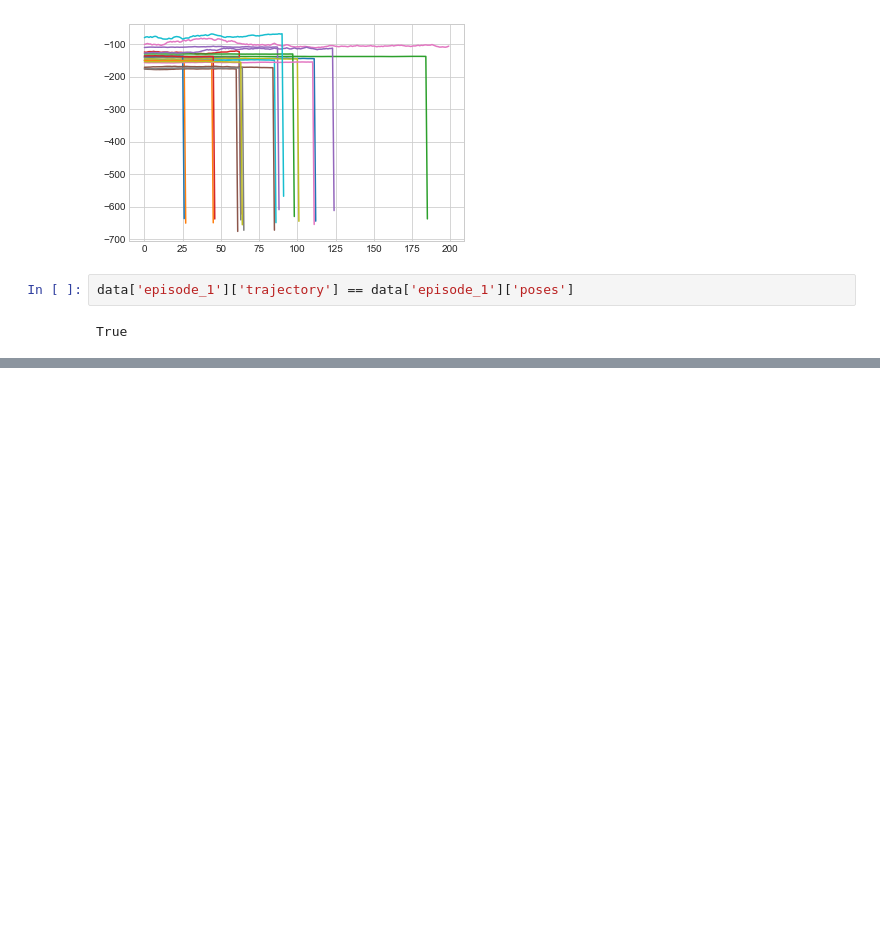
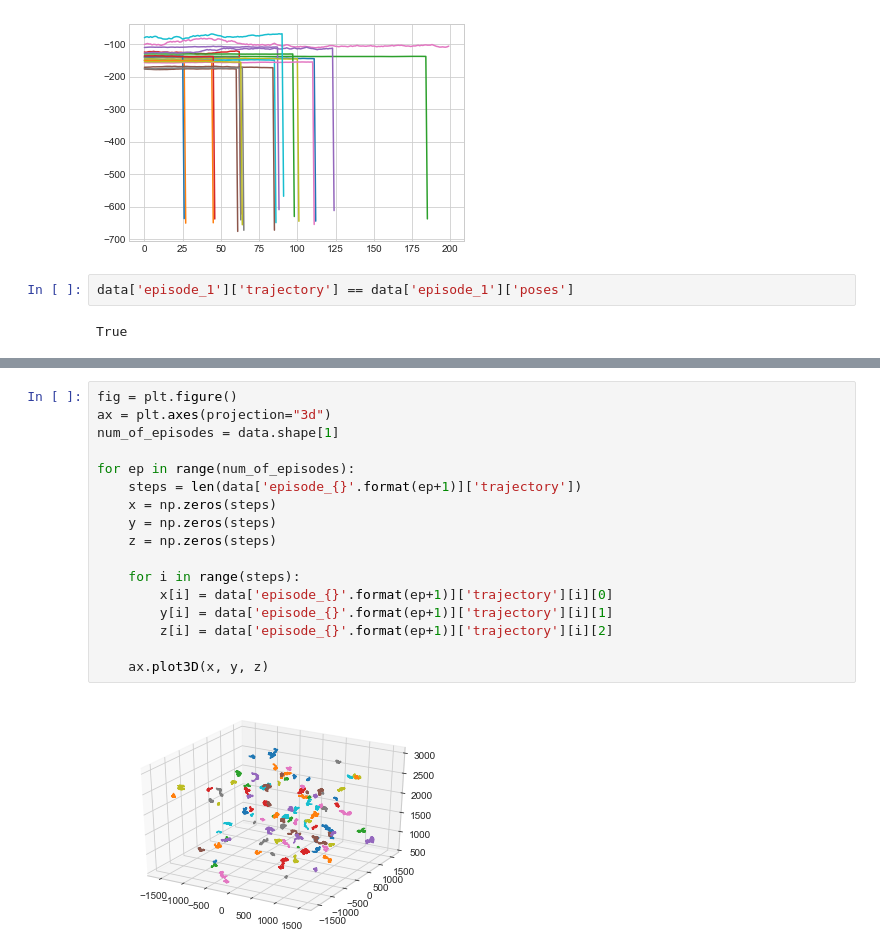
Before and after one commit to nanaimi/LSD_RL, a Jupyter notebook: notebooks/plots_one.ipynb, the cells around one changed output, grey strips where cells are left out. Saved outputs shown, nothing was run; the diff lists cells and outputs as text; blank space fills up the shorter version.

```diff
--- a/notebooks/plots_one.ipynb
+++ b/notebooks/plots_one.ipynb
@@ -341,0 +401,19 @@ True
+# %%
+fig = plt.figure()
+ax = plt.axes(projection="3d")
+num_of_episodes = data.shape[1]
+
+for ep in range(num_of_episodes):
+    steps = len(data['episode_{}'.format(ep+1)]['trajectory'])
+    x = np.zeros(steps)
+    y = np.zeros(steps)
+    z = np.zeros(steps)
+
+    for i in range(steps):
+        x[i] = data['episode_{}'.format(ep+1)]['trajectory'][i][0]
+        y[i] = data['episode_{}'.format(ep+1)]['trajectory'][i][1]
+        z[i] = data['episode_{}'.format(ep+1)]['trajectory'][i][2]
+
+    ax.plot3D(x, y, z)
+# %% [output]
+[figure, added]
```
Also changed, not shown: parts of 7 cells of this notebook.
